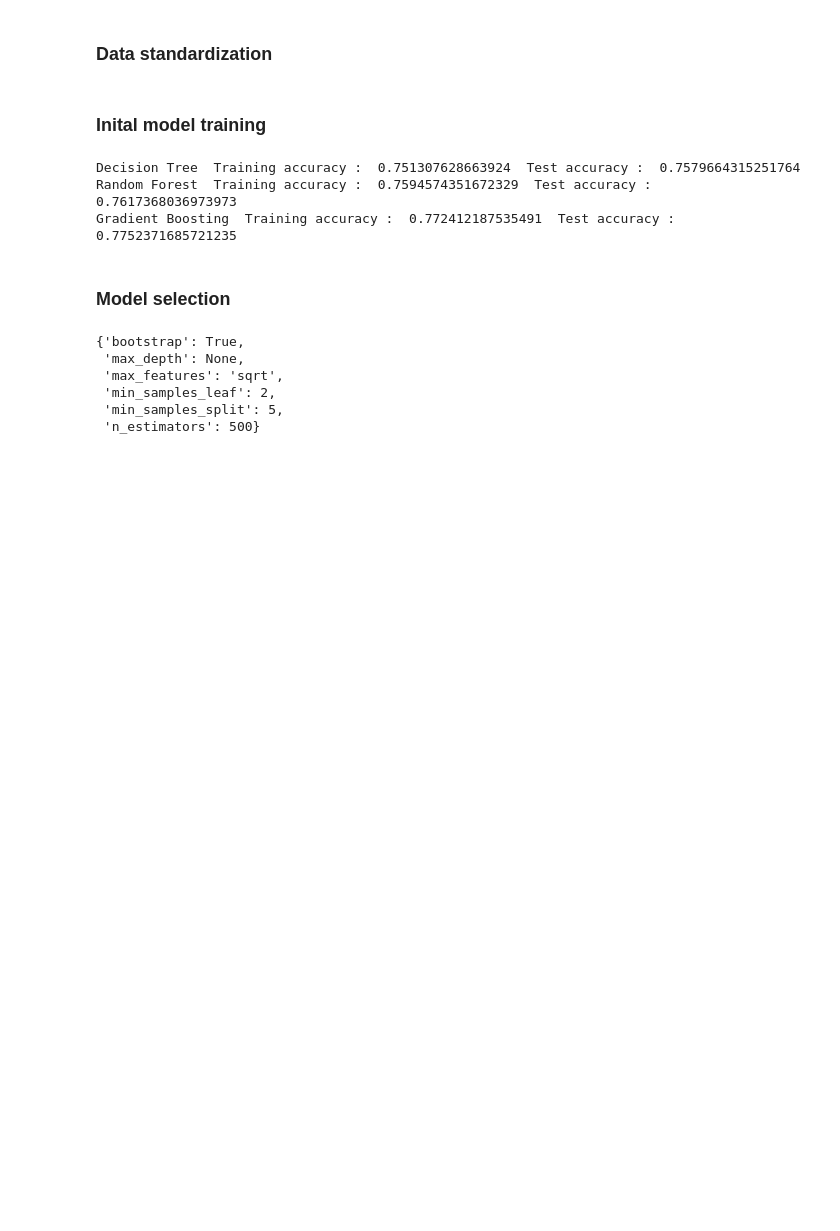
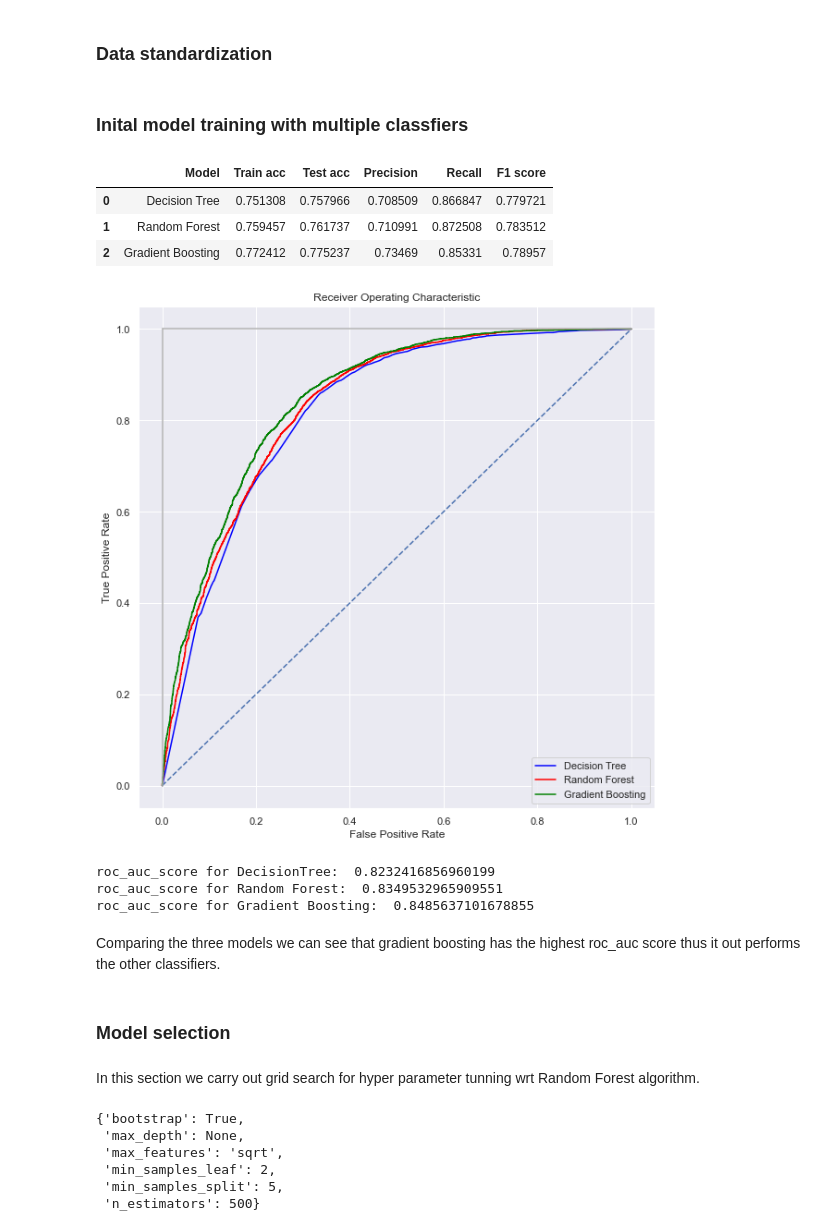
Before and after one commit to navodas/classifying-hit-tracks, a Jupyter notebook: ML_classifier_for_hits_prediction.ipynb, the cells around one changed output. Cells and saved outputs as stored; diff of their text form; code cells hidden in the pictures; blank space fills up the shorter version.

```diff
--- a/ML_classifier_for_hits_prediction.ipynb
+++ b/ML_classifier_for_hits_prediction.ipynb
@@ -353,7 +356,7 @@ for col in X_test:
     sd = stats[1]
     X_test[col] = (X_test[col]-mean)/sd
 # %% [markdown]
-### Inital model training
+### Inital model training with multiple classfiers
 # %%
 from sklearn.linear_model import LogisticRegression
 from sklearn.neighbors import KNeighborsClassifier
@@ -369,16 +377,79 @@ models = {
     "Gradient Boosting": GradientBoostingClassifier(learning_rate=0.05, n_estimators=100,random_state=42)
     }
 
+results = {"Decision Tree" : [],
+            "Random Forest": [],
+            "Gradient Boosting":  []
+          }
+
 for name, model in models.items():
     model.fit(X_train, y_train)
     cv_accuracy = np.mean(cross_val_score(model, X_train, y_train, cv=5))
 
     test_acc = model.score(X_test, y_test)
-    print(name, " Training accuracy : ", cv_accuracy, " Test accuracy : ", test_acc)
+    y_pred = model.predict(X_test)
+    y_proba = model.predict_proba(X_test)[:,1]
+
+    precision = precision_score(y_test, y_pred)
+    recall = recall_score(y_test, y_pred)
+    f1 = f1_score(y_test, y_pred)
+
+
+    results[name].append([cv_accuracy, test_acc, precision, recall, f1, y_proba])
-# %% [output]
-Decision Tree  Training accuracy :  0.751307628663924  Test accuracy :  0.7579664315251764
-Random Forest  Training accuracy :  0.7594574351672329  Test accuracy :  0.7617368036973973
-Gradient Boosting  Training accuracy :  0.772412187535491  Test accuracy :  0.7752371685721235
+# %%
+res_df = pd.DataFrame()
+for (key, val) in results.items():
+
+    dt = pd.DataFrame([key, val[0][0], val[0][1], val[0][2], val[0][3], val[0][4]])
+    res_df= pd.concat([res_df, dt],axis=1)
+
+res_df = res_df.T
+res_df.columns = ['Model','Train acc','Test acc','Precision','Recall', 'F1 score']
+res_df.reset_index(drop=True)
+# %% [output]
+|  | Model | Train acc | Test acc | Precision | Recall | F1 score |
+| 0 | Decision Tree | 0.751308 | 0.757966 | 0.708509 | 0.866847 | 0.779721 |
+| 1 | Random Forest | 0.759457 | 0.761737 | 0.710991 | 0.872508 | 0.783512 |
+| 2 | Gradient Boosting | 0.772412 | 0.775237 | 0.73469 | 0.85331 | 0.78957 |
+# %%
+from sklearn import metrics
+from sklearn.metrics import roc_curve, roc_auc_score
+
+dt_prob = results['Decision Tree'][0][5]
+rf_prob = results['Random Forest'][0][5]
+gb_prob = results['Gradient Boosting'][0][5]
+
+dt_fpr, dt_tpr, dt_t1 = roc_curve(y_test, dt_prob)
+rf_fpr, rf_tpr, rf_t1 = roc_curve(y_test, rf_prob)
+gb_fpr, gb_tpr, gb_t1 = roc_curve(y_test, gb_prob)
+# %%
+plt.subplots(1, figsize=(10,10))
+plt.title('Receiver Operating Characteristic')
+plt.plot(dt_fpr, dt_tpr, color='blue', label='Decision Tree')
+plt.plot(rf_fpr, rf_tpr, color='red', label='Random Forest')
+plt.plot(gb_fpr, gb_tpr, color='green', label='Gradient Boosting')
+
+plt.plot([0, 1], ls="--")
+plt.plot([0, 0], [1, 0] , c=".7"), plt.plot([1, 1] , c=".7")
+plt.ylabel('True Positive Rate')
+plt.xlabel('False Positive Rate')
+plt.legend()
+plt.show()
+# %% [output]
+[figure, added]
+# %%
+#ROC_AUC score
+print('roc_auc_score for DecisionTree: ', roc_auc_score(y_test, dt_prob))
+print('roc_auc_score for Random Forest: ', roc_auc_score(y_test, rf_prob))
+print('roc_auc_score for Gradient Boosting: ', roc_auc_score(y_test, gb_prob))
+# %% [output]
+roc_auc_score for DecisionTree:  0.8232416856960199
+roc_auc_score for Random Forest:  0.8349532965909551
+roc_auc_score for Gradient Boosting:  0.8485637101678855
+# %% [markdown]
+Comparing the three models we can see that gradient boosting has the highest roc_auc score thus it out performs the other classifiers.
 # %% [markdown]
 ### Model selection
+# %% [markdown]
+In this section we carry out grid search for hyper parameter tunning wrt Random Forest algorithm.
 # %%
```
Also changed, not shown: parts of 11 cells of this notebook.
